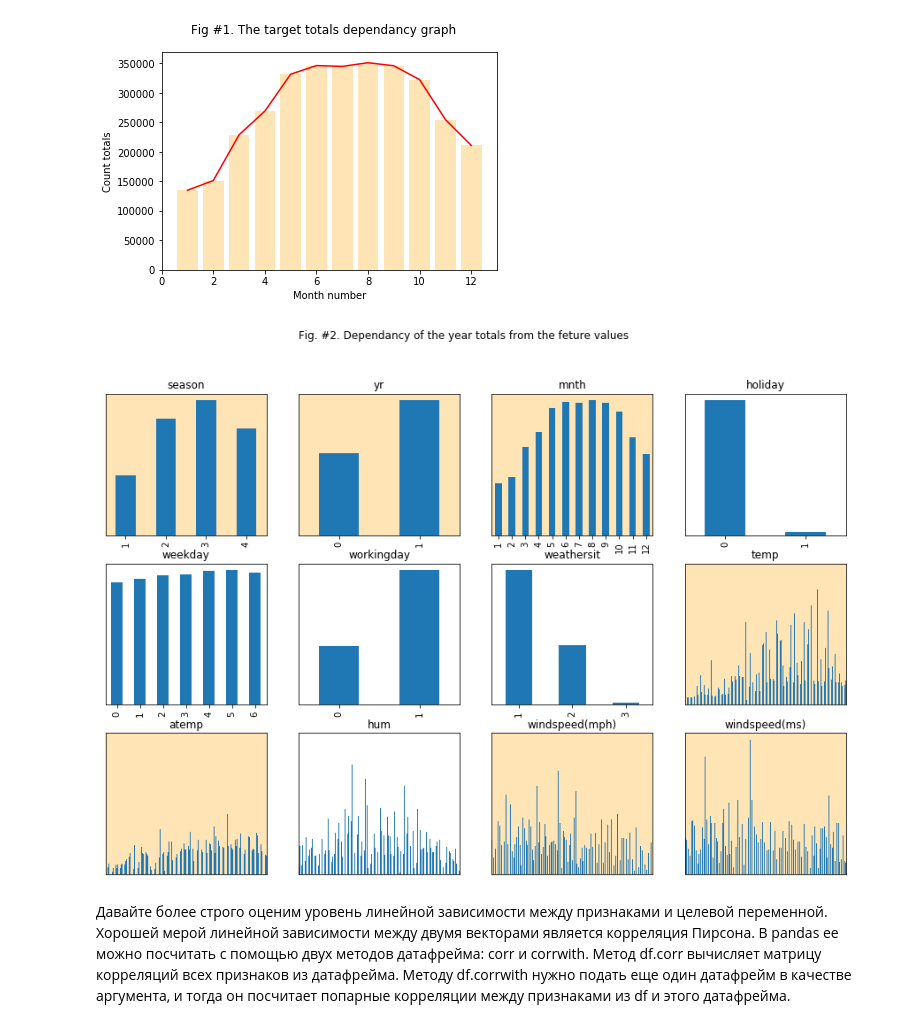
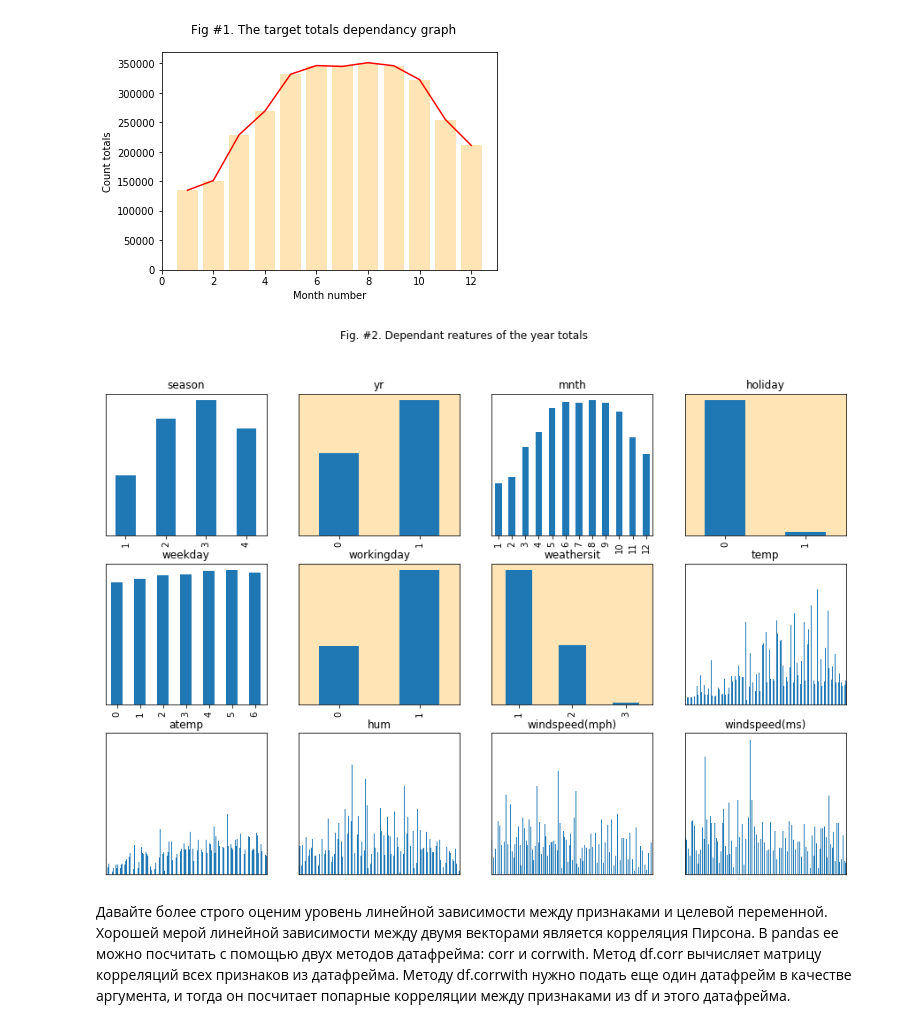
Before and after one commit to avikulin/PythonMath, a Jupyter notebook: Yandex ML Course #2/Labs/OverfittingTask.ipynb, the cells around one changed output. Saved outputs shown, nothing was run; the diff lists cells and outputs as text; code cells hidden in the pictures.

```diff
--- a/Yandex ML Course #2/Labs/OverfittingTask.ipynb
+++ b/Yandex ML Course #2/Labs/OverfittingTask.ipynb
@@ -72,26 +72,26 @@ plt.show()
 # %%
 df_features_column_names = df.columns[:-1]
 df_target_column_name = df.columns[-1:][0]
 
 fig, axes = plt.subplots(nrows=3, ncols=4, figsize=(15, 10))
 
-fig.suptitle("Fig. #2. Dependancy of the year totals from the feture values")
+fig.suptitle("Fig. #2. Dependant reatures of the year totals")
 
 for idx, column in enumerate(df_features_column_names):
     res_df = df[[column, df_target_column_name]].groupby([column]).sum()
     axis_cell = res_df.plot(use_index=True, y=df_target_column_name, kind="bar",
                 subplots=False, ax=axes[idx / 4, idx % 4], title=column, legend=False)
     axis_cell.set_xlabel("")
     axis_cell.set_ylabel("")
     axis_cell.set_yticks([])
     axis_cell.set_facecolor("white")
     if idx>6:
         axis_cell.set_xticks([])
 
-    if idx in[0,1,2,7,8,10,11]:
+    if idx in[1,3,5,6]:
         axis_cell.set_facecolor("moccasin")
 # %% [output]
-[figure, old version]
+[figure, new version]
 # %% [markdown]
 Давайте более строго оценим уровень линейной зависимости между признаками и целевой переменной. Хорошей мерой линейной зависимости между двумя векторами является корреляция Пирсона. В pandas ее можно посчитать с помощью двух методов датафрейма: corr и corrwith. Метод df.corr вычисляет матрицу корреляций всех признаков из датафрейма. Методу df.corrwith нужно подать еще один датафрейм в качестве аргумента, и тогда он посчитает попарные корреляции между признаками из df и этого датафрейма.
 # %%
```
Also changed, not shown: parts of 12 cells of this notebook.
